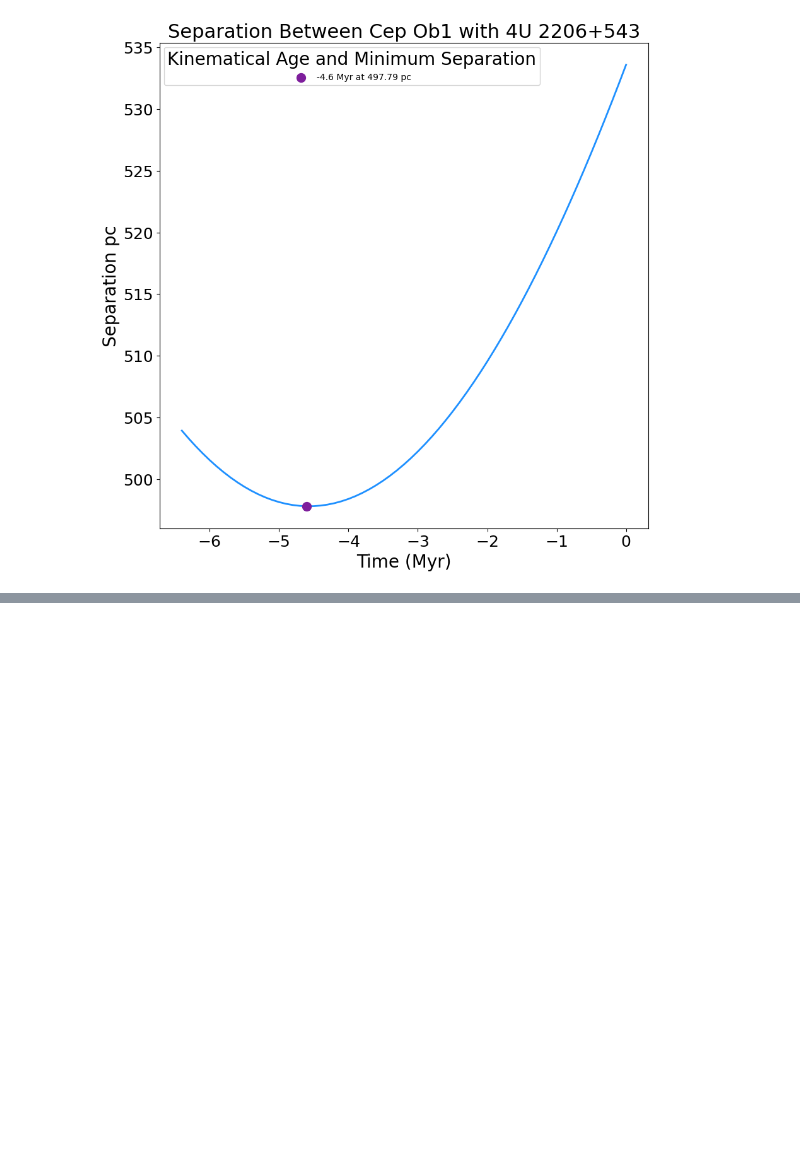
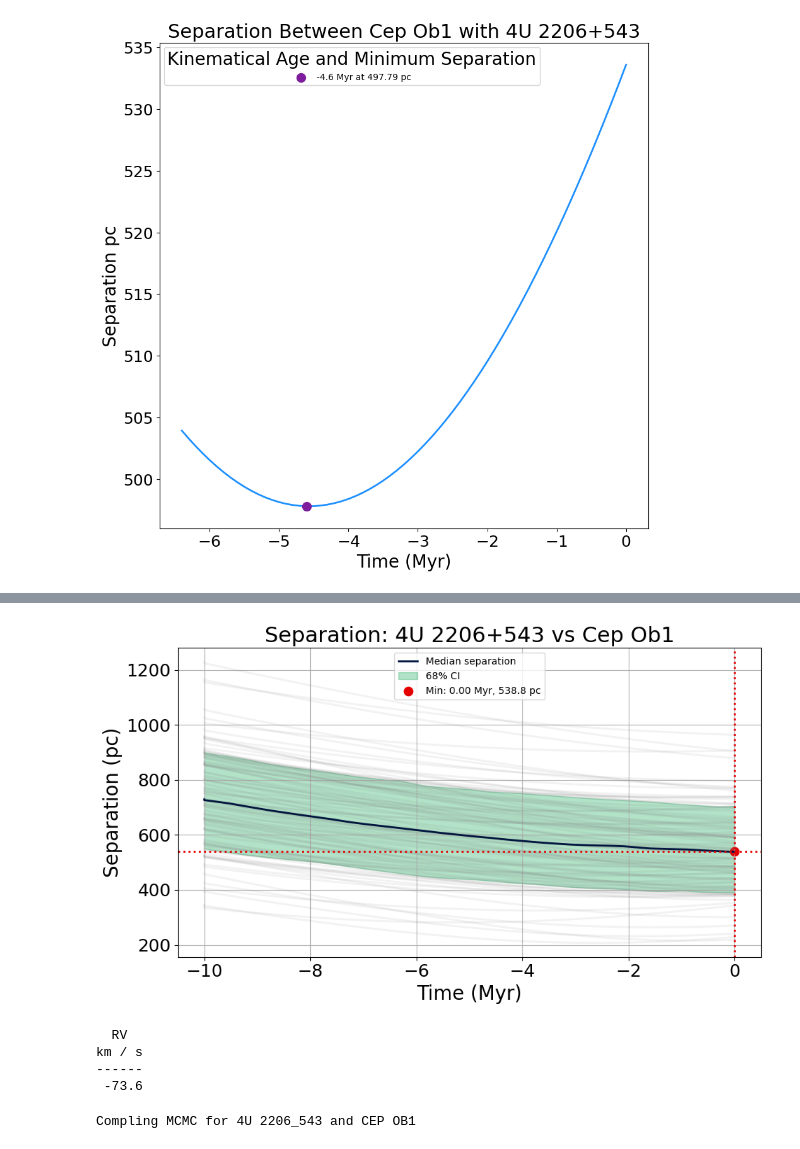
Before and after one commit to MantisShrimp2/Thesis-HMXB, a Jupyter notebook: Code/4U2206+54.ipynb, the cells around one changed output, grey strips where cells are left out. Saved outputs shown, nothing was run; the diff lists cells and outputs as text; code cells hidden in the pictures; blank space fills up the shorter version.

```diff
--- a/Code/4U2206+54.ipynb
+++ b/Code/4U2206+54.ipynb
@@ -154,0 +213,4 @@ gpMCMC().compute_full_separations_and_plot(flat_chain=chain_2206, cluster_params
+# %%
+GalacticTraceback(star_2206,int_time=-10.0).plot_separation_with_uncertainty(star_2206,cluster=cep_ob1_params,savefig=False)
+# %% [output]
+[figure, added]
@@ -154,0 +221,11 @@ gpMCMC().compute_full_separations_and_plot(flat_chain=chain_2206, cluster_params
+# %%
+print(star_2206['RV'])
+# %% [output]
+  RV
+km / s
+------
+ -73.6
+# %%
+sample_2206, state_2206 = gpMCMC().start_mcmc(**gpmc_args_ham)
+# %% [output]
+Compling MCMC for 4U 2206_543 and CEP OB1
```
Also changed, not shown: parts of 18 cells of this notebook.
